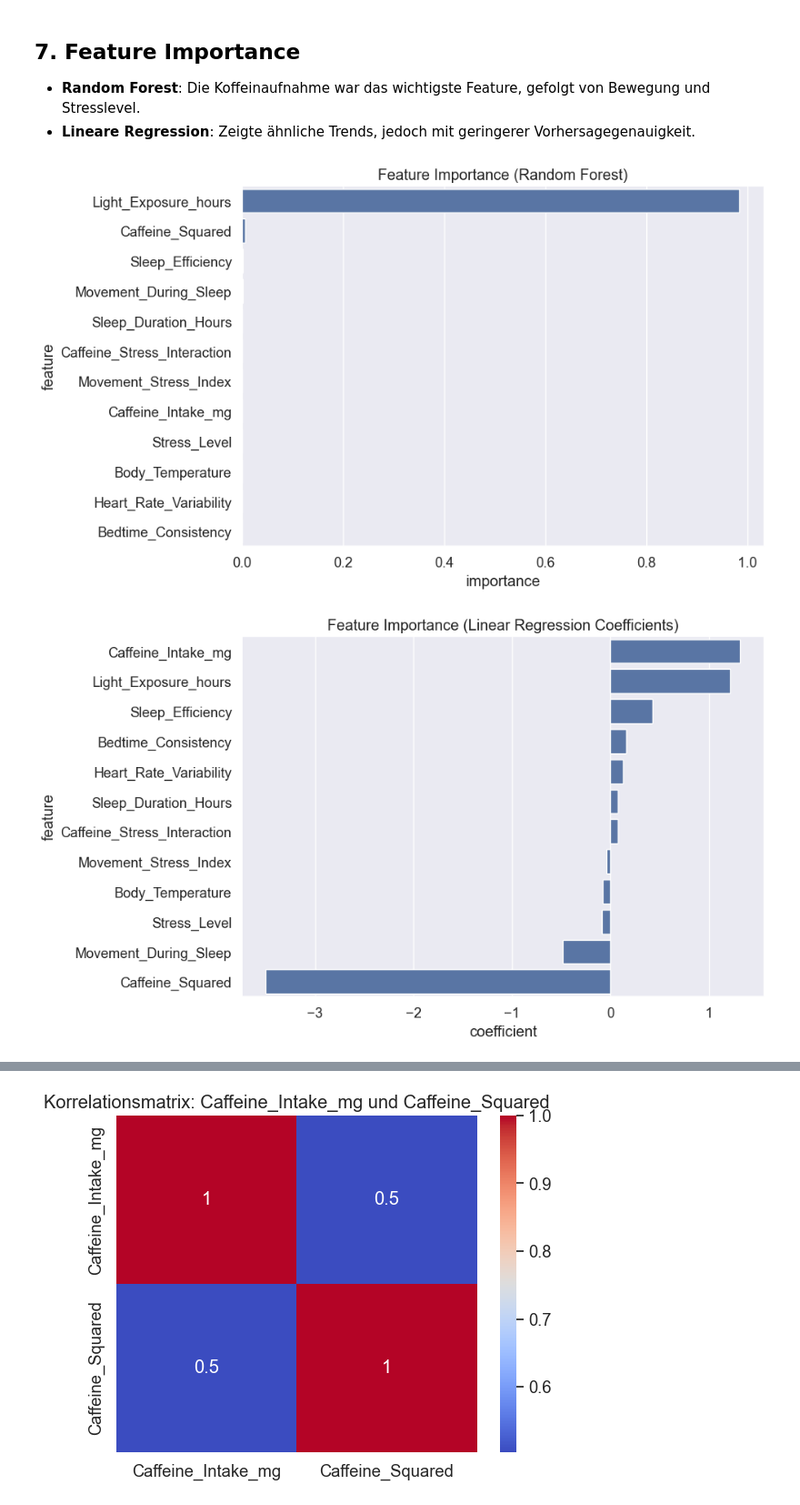
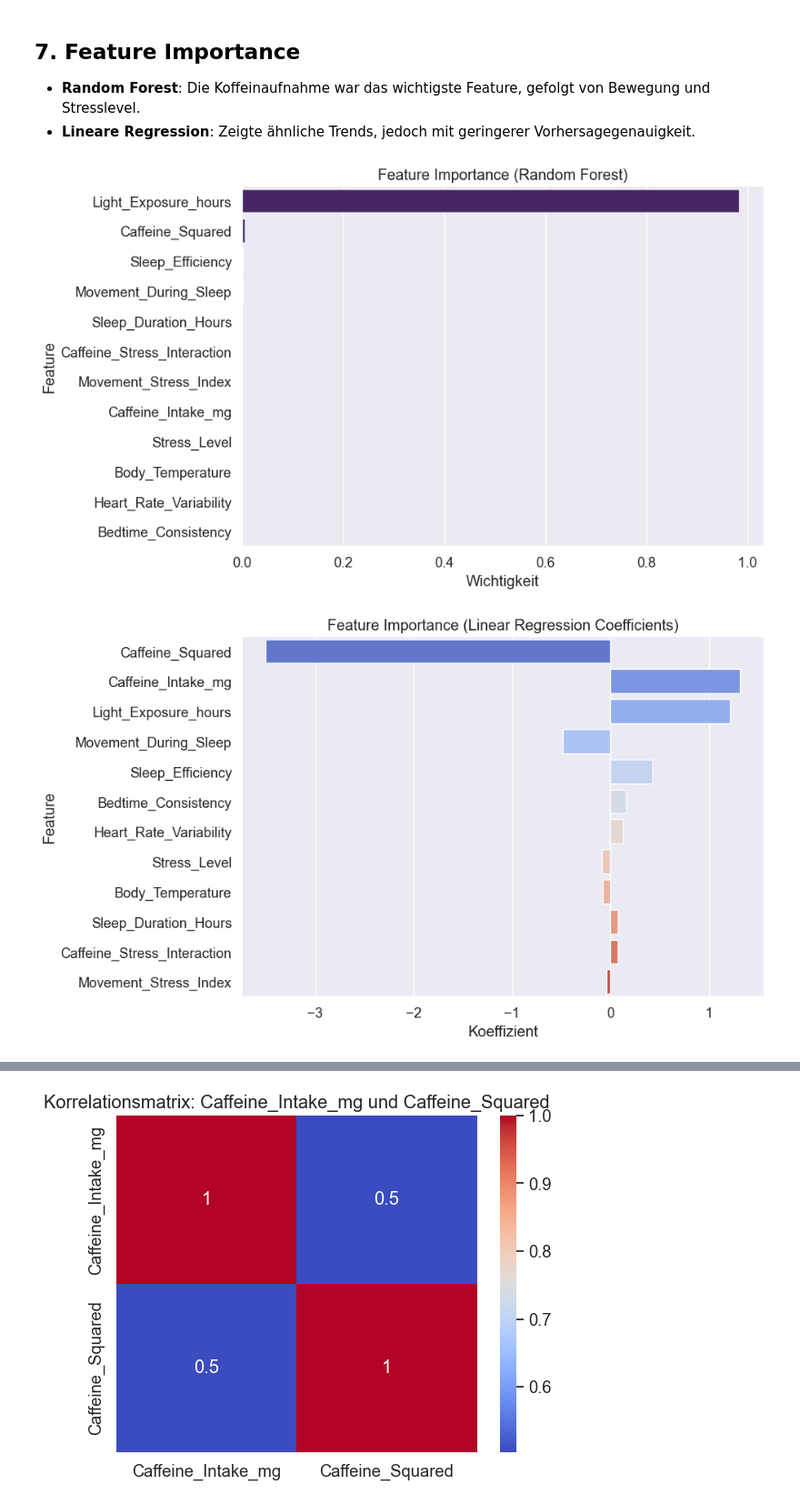
Before and after one commit to Gracing47/digethic_sleep_quality_project, a Jupyter notebook: notebooks/notebook_health_predict.ipynb, the cells around one changed output, grey strips where cells are left out. Shown at 91% size. Cells and saved outputs as stored; diff of their text form; code cells hidden in the pictures.

```diff
--- a/notebooks/notebook_health_predict.ipynb
+++ b/notebooks/notebook_health_predict.ipynb
@@ -310,42 +310,51 @@ SVR:
 - **Random Forest**: Die Koffeinaufnahme war das wichtigste Feature, gefolgt von Bewegung und Stresslevel.
 - **Lineare Regression**: Zeigte ähnliche Trends, jedoch mit geringerer Vorhersagegenauigkeit.
 # %%
+import pandas as pd
+import matplotlib.pyplot as plt
+import seaborn as sns
+from sklearn.inspection import permutation_importance
 
 # Feature Importance für Random Forest
 rf_model = models['Random Forest']
 feature_importance = pd.DataFrame({'feature': X.columns, 'importance': rf_model.feature_importances_})
 feature_importance = feature_importance.sort_values('importance', ascending=False)
 
 plt.figure(figsize=(10, 6))
-sns.barplot(x='importance', y='feature', data=feature_importance)
+sns.barplot(x='importance', y='feature', data=feature_importance, hue='feature', palette='viridis', legend=False)  # hue und legend hinzugefügt
 plt.title('Feature Importance (Random Forest)')
+plt.xlabel('Wichtigkeit')
+plt.ylabel('Feature')
 plt.tight_layout()
 plt.show()
 
 # Feature Importance für Lineare Regression
 lr_model = models['Linear Regression']
 coefficients = pd.DataFrame({'feature': X.columns, 'coefficient': lr_model.coef_})
-coefficients = coefficients.sort_values('coefficient', ascending=False)
+coefficients['abs_coefficient'] = coefficients['coefficient'].abs()  # Sortiere nach dem absoluten Wert
+coefficients = coefficients.sort_values('abs_coefficient', ascending=False)
 
 plt.figure(figsize=(10, 6))
-sns.barplot(x='coefficient', y='feature', data=coefficients)
+sns.barplot(x='coefficient', y='feature', data=coefficients, hue='feature', palette='coolwarm', legend=False)  # hue und legend hinzugefügt
 plt.title('Feature Importance (Linear Regression Coefficients)')
+plt.xlabel('Koeffizient')
+plt.ylabel('Feature')
 plt.tight_layout()
 plt.show()
 
 # Feature Importance für Support Vector Regression (SVR) durch Permutation Importance
-from sklearn.inspection import permutation_importance
-
 svr_model = models['SVR']
 perm_importance = permutation_importance(svr_model, X_test, y_test, n_repeats=10, random_state=42)
 svr_feature_importance = pd.DataFrame({'feature': X.columns, 'importance': perm_importance.importances_mean})
 svr_feature_importance = svr_feature_importance.sort_values('importance', ascending=False)
 
 plt.figure(figsize=(10, 6))
-sns.barplot(x='importance', y='feature', data=svr_feature_importance)
+sns.barplot(x='importance', y='feature', data=svr_feature_importance, hue='feature', palette='magma', legend=False)  # hue und legend hinzugefügt
 plt.title('Feature Importance (SVR - Permutation Importance)')
+plt.xlabel('Wichtigkeit (Mean Permutation Importance)')
+plt.ylabel('Feature')
 plt.tight_layout()
 plt.show()
 # %% [output]
-[figure, old version]
+[figure, new version]
-[figure, old version]
+[figure, new version]
```
Also changed, not shown: parts of 3 cells of this notebook.
